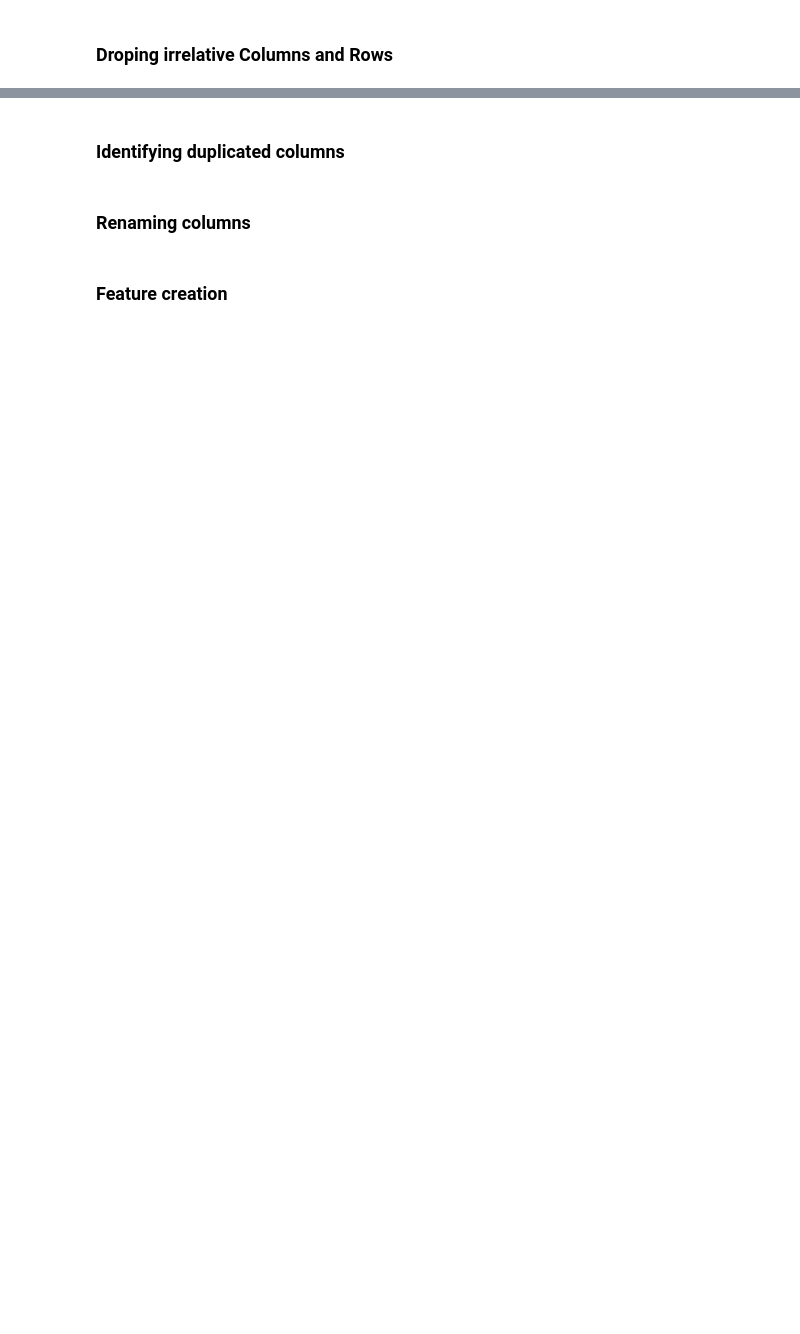
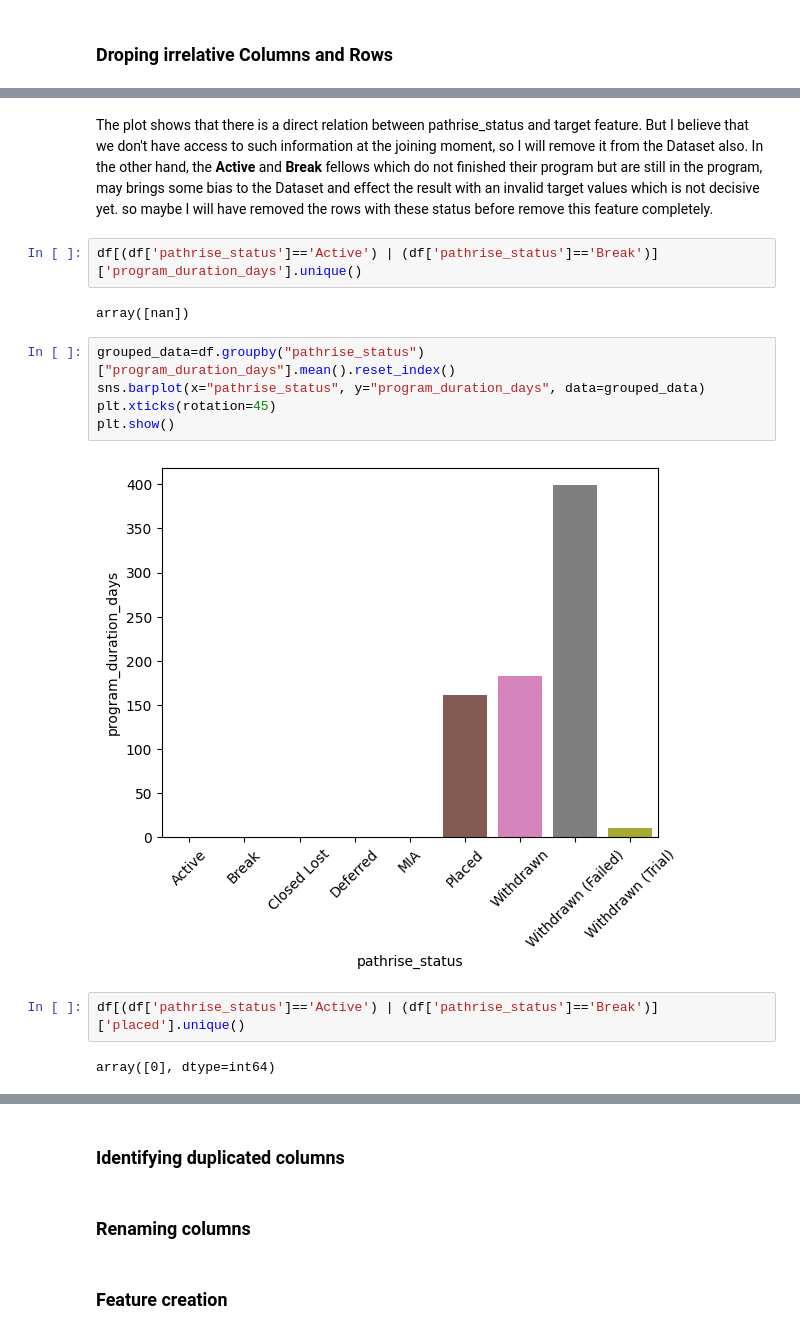
Before and after one commit to Nedalotfi13/Pathrise_Group_Repo, a Jupyter notebook: pathrise-EDA.ipynb, the cells around one changed output, grey strips where cells are left out. Drawn from its saved outputs; the diff is of its cells as text; blank space fills up the shorter version.

```diff
--- a/pathrise-EDA.ipynb
+++ b/pathrise-EDA.ipynb
@@ -66,0 +253,17 @@ df.describe()
+# %% [markdown]
+The plot shows that there is a direct relation between pathrise_status and target feature. But I believe that we don't have access to such information at the joining moment, so I will remove it from the Dataset also. In the other hand, the **Active** and **Break** fellows which do not finished their program but are still in the program, may brings some bias to the Dataset and effect the result with an invalid target values which is not decisive yet. so maybe I will have removed the rows with these status before remove this feature completely.
+# %%
+df[(df['pathrise_status']=='Active') | (df['pathrise_status']=='Break')]['program_duration_days'].unique()
+# %% [output]
+array([nan])
+# %%
+grouped_data=df.groupby("pathrise_status")["program_duration_days"].mean().reset_index()
+sns.barplot(x="pathrise_status", y="program_duration_days", data=grouped_data)
+plt.xticks(rotation=45)
+plt.show()
+# %% [output]
+[figure, added]
+# %%
+df[(df['pathrise_status']=='Active') | (df['pathrise_status']=='Break')]['placed'].unique()
+# %% [output]
+array([0], dtype=int64)
```
Also changed, not shown: parts of 48 cells of this notebook.
